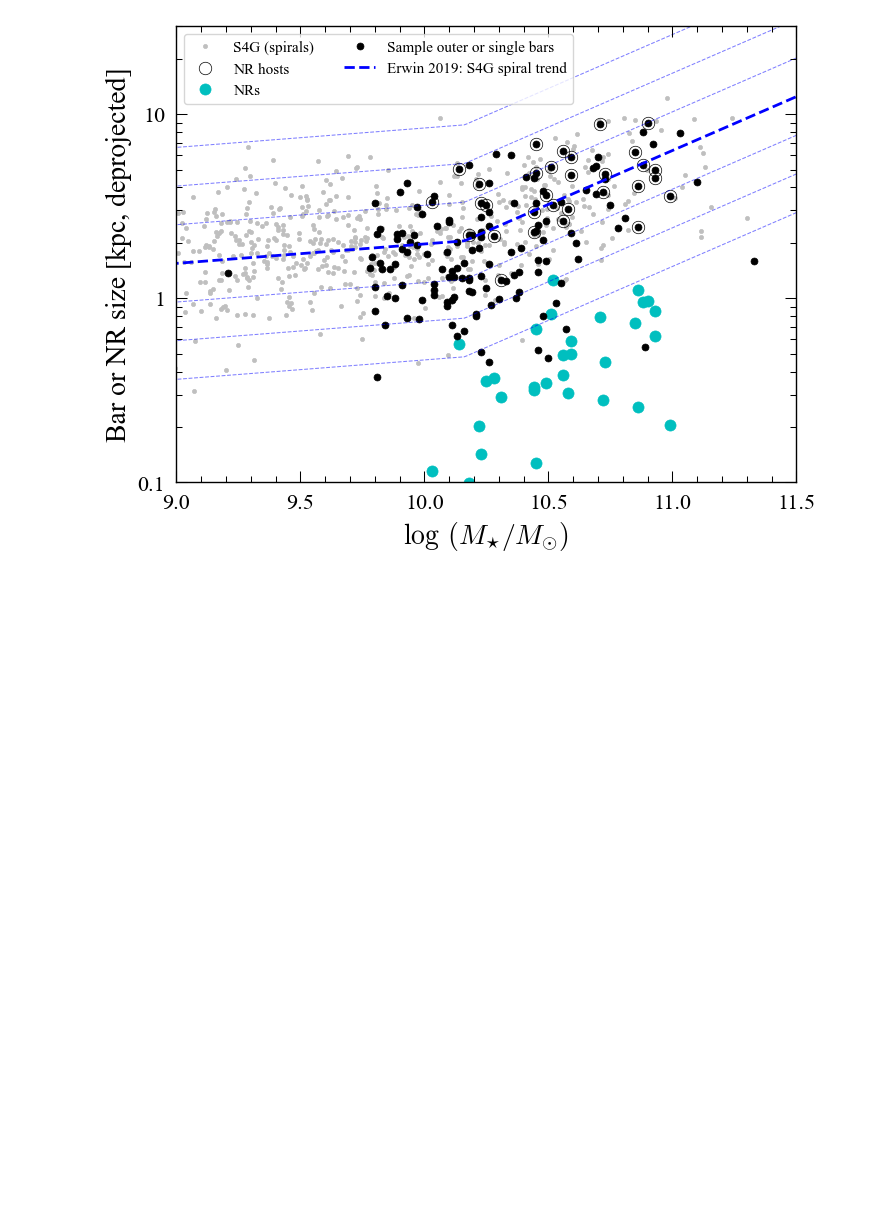
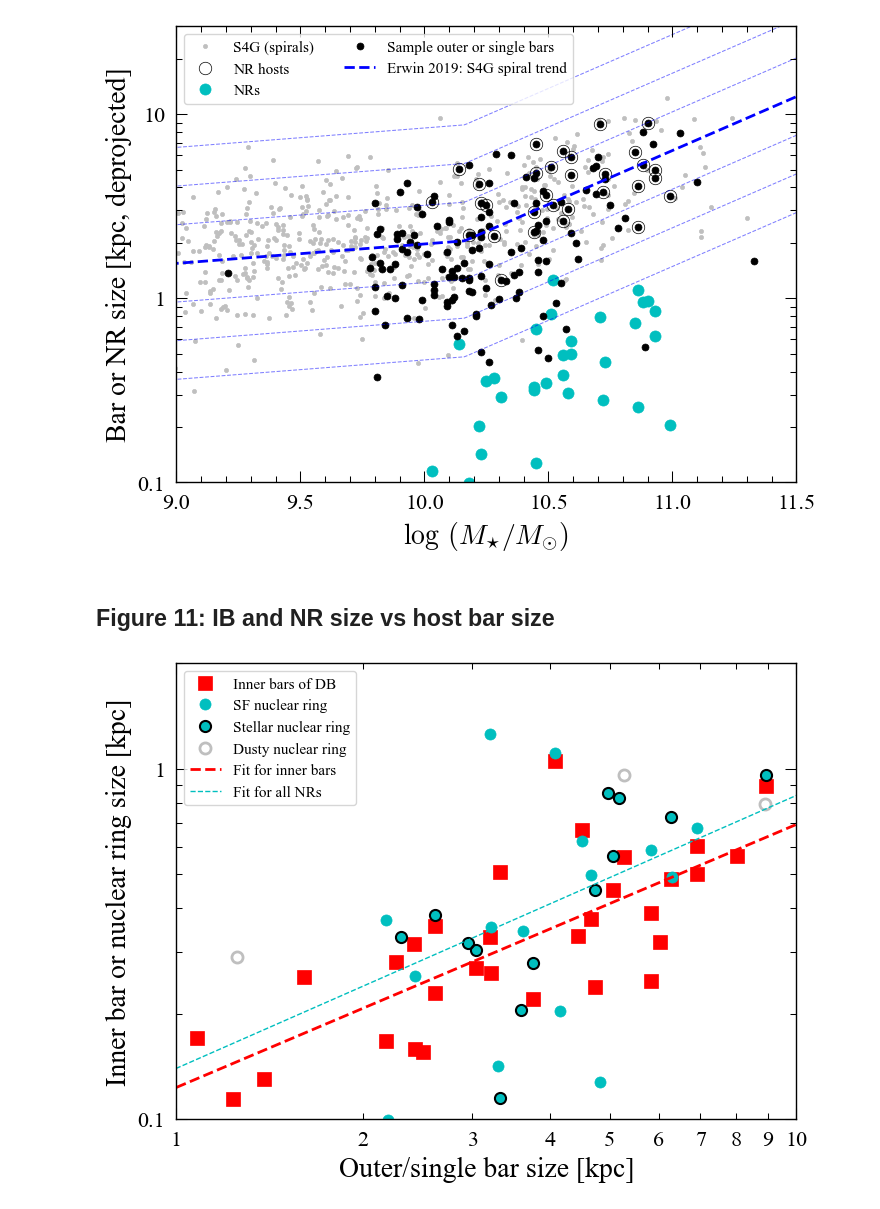
Before and after one commit to perwin/db-nr_paper, a Jupyter notebook: figures_for_paper.ipynb, the cells around one changed output. Cells and saved outputs as stored; diff of their text form; code cells hidden in the pictures; blank space fills up the shorter version.

```diff
--- a/figures_for_paper.ipynb
+++ b/figures_for_paper.ipynb
@@ -614,3 +614,43 @@ if savePlots:
     savefig(baseDir + "bar_amax_vs_Mstar_with-nr.pdf")
 # %% [output]
 [figure]
+# %% [markdown]
+## Figure 11: IB and NR size vs host bar size
+# %%
+aa = np.arange(-1.0, 1.01, 0.01)
+
+# fit from Table 2 of Erwin (2019), "Parent Sample" (D < 30 Mpc, logMstar = 9--11)
+params_ib_vs_ob = [-0.90893764, 0.75041109]
+params_nr_vs_ob = [-0.85439353, 0.77862487]
+
+loglog(df_bars.amax_dp_kpc[ii_db], df_bars.amax2_dp_kpc[ii_db], 'rs', ms=10, label='Inner bars of DB')
+
+ii_nr_st_sf = ii_nr_stellar + ii_nr_sf
+loglog(df_bars.amax_dp_kpc[ii_nr_st_sf], df_bars.nr_dp_kpc[ii_nr_st_sf], 'co', ms=8, label='All nuclear rings')
+loglog(df_bars.amax_dp_kpc[ii_nr_stellar], df_bars.nr_dp_kpc[ii_nr_stellar], 'o', ms=8, mfc='None', mec='k',
+       mew=1.5, label='Stellar nuclear rings')
+loglog(df_bars.amax_dp_kpc[ii_nr_dusty], df_bars.nr_dp_kpc[ii_nr_dusty], 'o', ms=8, mfc='None', mec='0.75',
+       mew=2, label='Dusty nuclear rings')
+
+loglog(10**aa, 10**np.array(simplefunc_linear(params_ib_vs_ob, aa)), 'r--', lw=2, label="Fit for inner bars")
+loglog(10**aa, 10**np.array(simplefunc_linear(params_nr_vs_ob, aa)), 'c--', lw=1.0, label="Fit for all NRs")
+
+# Inner bar;    SF NR;         stellar NR;                       dusty
+# red square;   cyan circle;   cyan circle + black circle;       open gray
+handles, labels = gca().get_legend_handles_labels()
+# let's say the 2nd and 3rd symbols form the combined symbol
+handles_new = [handles[0], handles[1], (handles[1], handles[2]), handles[3], handles[4], handles[5]]
+labels_new =  ["Inner bars of DB",  "SF nuclear ring", "Stellar nuclear ring", "Dusty nuclear ring", labels[4], labels[5]]
+
+legend(handles_new, labels_new, loc='upper left', fontsize=11)
+
+xlim(1,10);ylim(0.1,2)
+xlabel(r"Outer/single bar size [kpc]");ylabel(r"Inner bar or nuclear ring size [kpc]")
+pu.MakeNiceLogAxes(whichAxis="x")
+pu.MakeNiceLogAxes(whichAxis="y", minor=False)
+# push bottom of plot upwards so that x-axis label isn't clipped in PDF output
+subplots_adjust(bottom=0.14)
+if savePlots:
+    savefig(baseDir + "inner-bar-nr-size_vs_bar-size.pdf")
+# %% [output]
+[figure, added]
```
Also changed, not shown: parts of 7 cells of this notebook, 2 other files.
